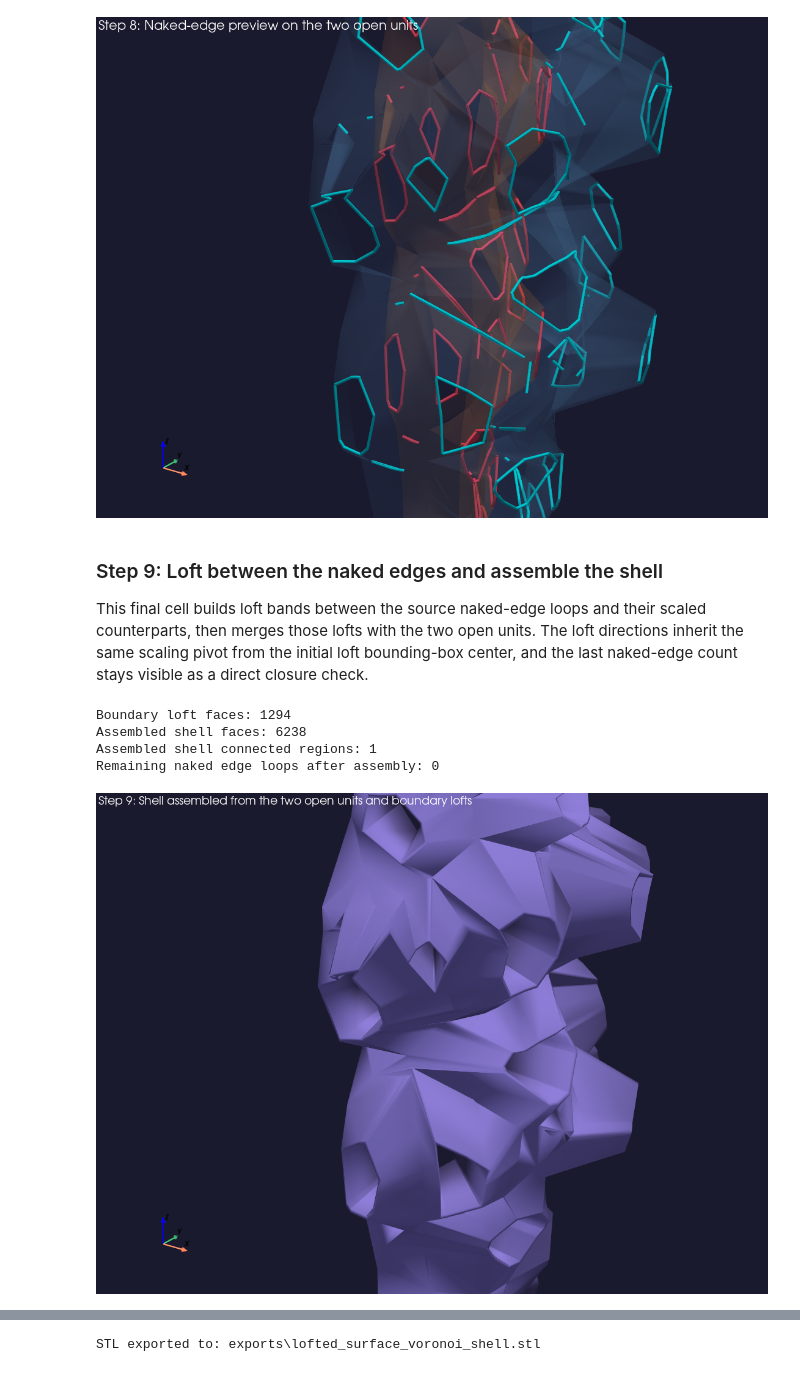
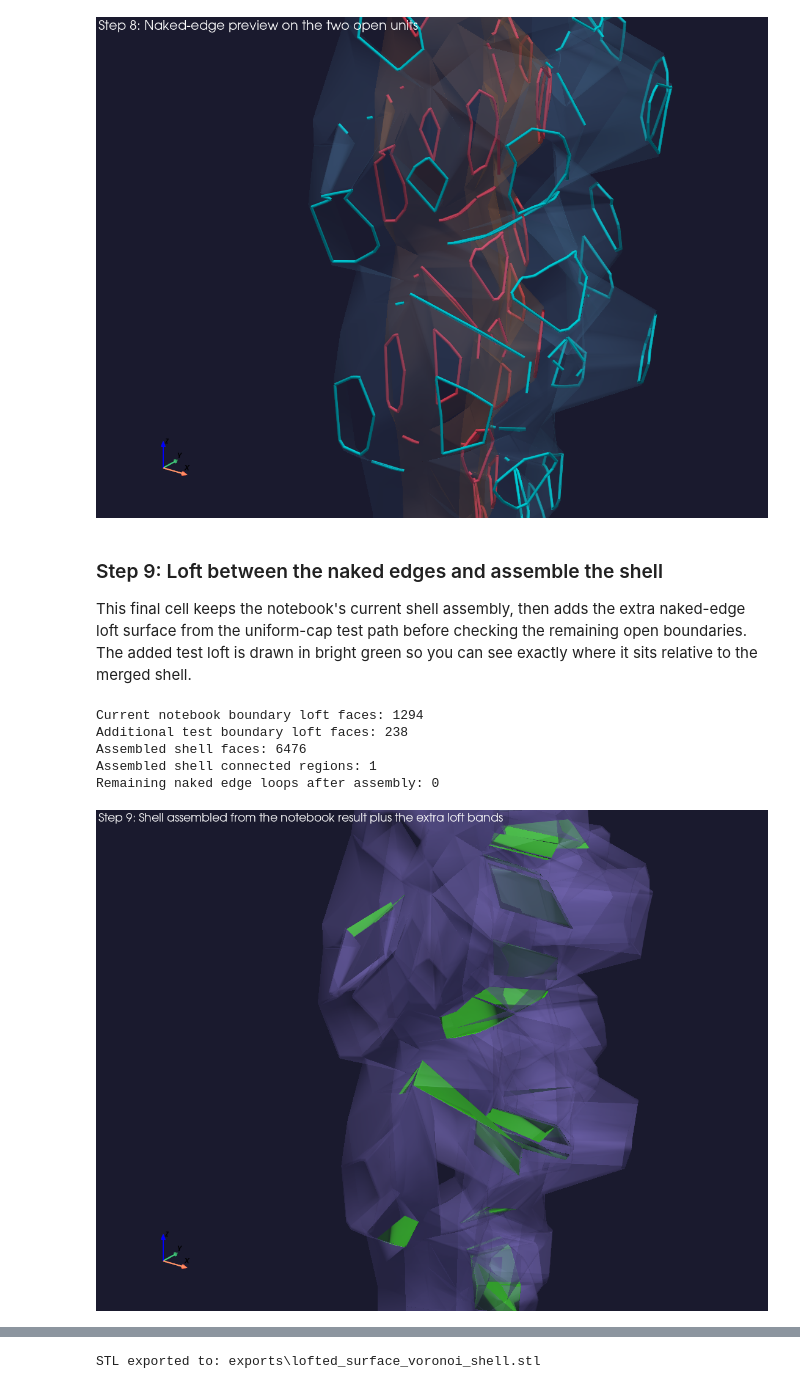
Before and after one commit to Livia-Zaharia/enhancement-geometry, a Jupyter notebook: lofted_surface_voronoi_generation.ipynb, the cells around one changed output, grey strips where cells are left out. Drawn from its saved outputs; the diff is of its cells as text; code cells hidden in the pictures.

Commit message:
added some possibilities for last closure

```diff
--- a/lofted_surface_voronoi_generation.ipynb
+++ b/lofted_surface_voronoi_generation.ipynb
@@ -156,7 +156,7 @@ seed_row, seed_slider, _ = make_int_control(
     description="Seed",
 )
 extrusion_row, extrusion_multiplier_slider, _ = make_float_control(
-    value=0.5,
+    value=-0.2,
     min_value=-3.0,
     max_value=3.0,
     step=0.05,
@@ -164,7 +164,7 @@ extrusion_row, extrusion_multiplier_slider, _ = make_float_control(
     readout_format=".2f",
 )
 scale_x_row, scale_x_slider, _ = make_float_control(
-    value=0.6,
+    value=0.5,
     min_value=0.1,
     max_value=1.5,
     step=0.01,
@@ -172,7 +172,7 @@ scale_x_row, scale_x_slider, _ = make_float_control(
     readout_format=".2f",
 )
 scale_y_row, scale_y_slider, _ = make_float_control(
-    value=1.0,
+    value=0.5,
     min_value=0.1,
     max_value=1.5,
     step=0.01,
@@ -1577,16 +1577,26 @@ Source naked edge loops: 49
 Scaled naked edge loops: 49
 [figure]
 # %%
-# Loft between the matching naked-edge loops, then merge the loft bands with the two open units.
+# Loft between the matching naked-edge loops, then merge those loft bands with the current notebook result.
 boundary_loft_meshes = [
     _loft_between_polylines(source_loop, target_loop)
     for source_loop, target_loop in zip(source_naked_edge_loops, scaled_source_naked_edge_loops)
 ]
 boundary_loft_surface = _merge_meshes(boundary_loft_meshes)
+experimental_boundary_loft_surface = (
+    curve_result.uniform_cap_edge_loft_surface.copy(deep=True)
+    if curve_result.uniform_cap_edge_loft_surface.n_points
+    else pv.PolyData()
+)
 closed_shell_surface = _merge_meshes(
     [
         mesh
-        for mesh in [joined_unit_open_surface, scaled_unit_surface, boundary_loft_surface]
+        for mesh in [
+            joined_unit_open_surface,
+            scaled_unit_surface,
+            boundary_loft_surface,
+            experimental_boundary_loft_surface,
+        ]
         if mesh.n_cells > 0
     ]
 )
@@ -1603,47 +1613,57 @@ closed_shell_bounds = padded_scene_bounds(
 
 show_step(
     "Step 9: Loft between the naked edges and assemble the shell",
-    "This final cell builds loft bands between the source naked-edge loops and their scaled counterparts, then merges those lofts with the two open units. The loft directions inherit the same scaling pivot from the initial loft bounding-box center, and the last naked-edge count stays visible as a direct closure check.",
+    "This final cell keeps the notebook's current shell assembly, then adds the extra naked-edge loft surface from the uniform-cap test path before checking the remaining open boundaries. The added test loft is drawn in bright green so you can see exactly where it sits relative to the merged shell.",
 )
-print(f"Boundary loft faces: {boundary_loft_surface.n_cells}")
+print(f"Current notebook boundary loft faces: {boundary_loft_surface.n_cells}")
+print(f"Additional test boundary loft faces: {experimental_boundary_loft_surface.n_cells}")
 print(f"Assembled shell faces: {closed_shell_surface.n_cells}")
 print(f"Assembled shell connected regions: {closed_region_count}")
 print(f"Remaining naked edge loops after assembly: {len(final_naked_edge_loops)}")
 display_static_scene(
-    title="Step 9: Shell assembled from the two open units and boundary lofts",
+    title="Step 9: Shell assembled from the notebook result plus the extra loft bands",
     bounds=closed_shell_bounds,
     target=initial_loft_bbox_center,
     meshes=[
         (
             closed_shell_surface,
             {
                 "color": "#9b8cff",
+                "opacity": 0.35,
+                "smooth_shading": True,
+            },
+        ),
+        (
+            experimental_boundary_loft_surface,
+            {
+                "color": "#39ff14",
                 "opacity": 1.0,
                 "smooth_shading": True,
             },
         ),
     ],
     line_meshes=[
         (
             final_naked_edge_mesh,
             {
                 "color": "#ff3b30",
                 "line_width": 6,
                 "opacity": 1.0,
             },
         ),
     ],
     zoom_factor=1.9,
 )
 # %% [output]
 ### Step 9: Loft between the naked edges and assemble the shell
 
-This final cell builds loft bands between the source naked-edge loops and their scaled counterparts, then merges those lofts with the two open units. The loft directions inherit the same scaling pivot from the initial loft bounding-box center, and the last naked-edge count stays visible as a direct closure check.
+This final cell keeps the notebook's current shell assembly, then adds the extra naked-edge loft surface from the uniform-cap test path before checking the remaining open boundaries. The added test loft is drawn in bright green so you can see exactly where it sits relative to the merged shell.
-Boundary loft faces: 1294
-Assembled shell faces: 6238
+Current notebook boundary loft faces: 1294
+Additional test boundary loft faces: 238
+Assembled shell faces: 6476
 Assembled shell connected regions: 1
 Remaining naked edge loops after assembly: 0
-[figure, old version]
+[figure, new version]
 # %%
 # Show the assembled geometry in an interactive 3D viewer so you can orbit, pan, and zoom.
 show_step(
```
Also changed, not shown: parts of 1 cell of this notebook, 1 other file.
